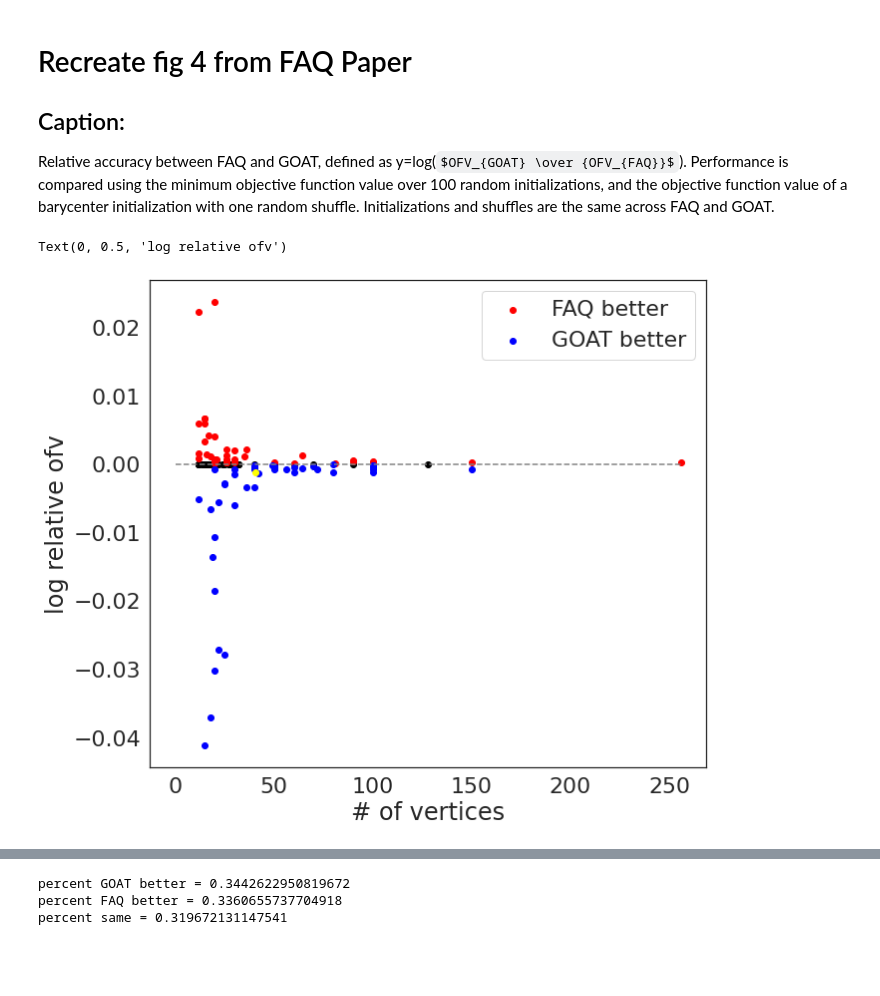
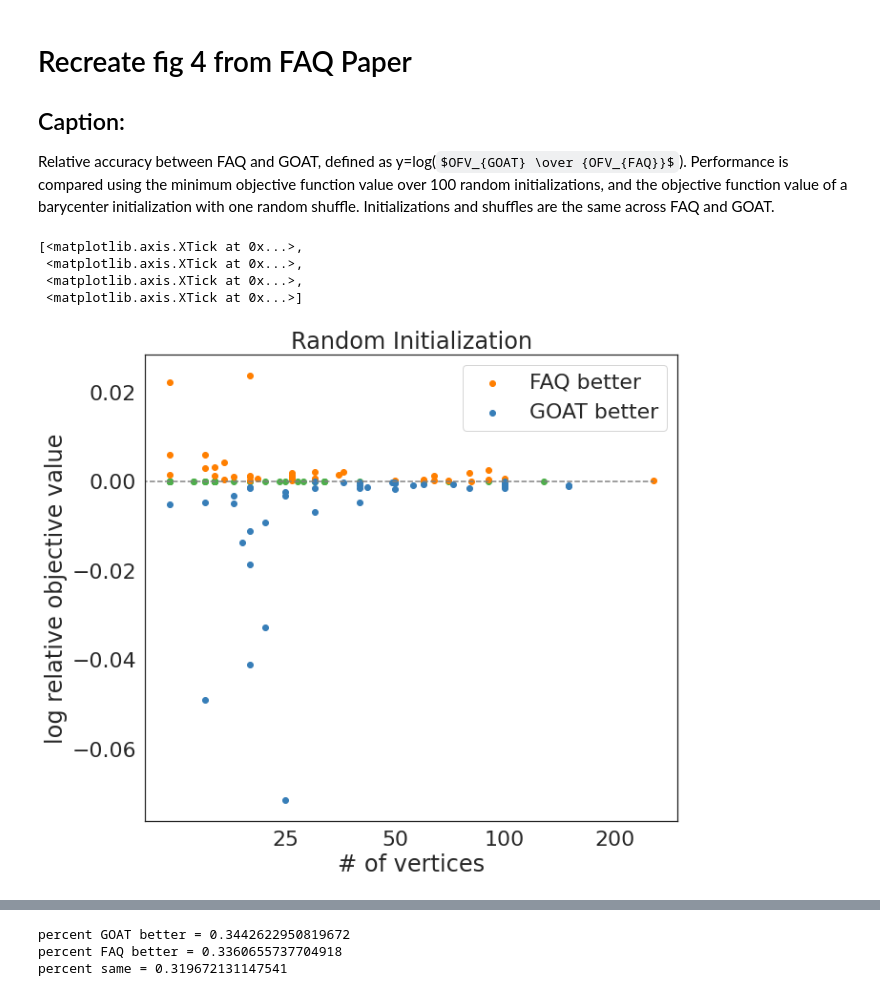
Before and after one commit to neurodata/goat, a Jupyter notebook: docs/qaplib_figs.ipynb, the cells around one changed output, grey strips where cells are left out. Cells and saved outputs as stored; diff of their text form; code cells hidden in the pictures; some formulas as TeX source; blank space fills up the shorter version.

Commit message:
update qaplib nb

```diff
--- a/docs/qaplib_figs.ipynb
+++ b/docs/qaplib_figs.ipynb
@@ -20,6 +20,7 @@ Relative accuracy between FAQ and GOAT, defined as y=log($OFV_{GOAT} \over {OFV_
 # %%
 from os import listdir
 from os.path import isfile, join
+import time
 
 qapprob = ["bur26a", "bur26b", "bur26c", "bur26d", "bur26e", "bur26f",
               "bur26g", "bur26h", "chr12a", "chr12b", "chr12c", "chr15a",
@@ -47,12 +48,16 @@ qapprob = ["bur26a", "bur26b", "bur26c", "bur26d", "bur26e", "bur26f",
               "tho30", "tho40", "tho150", "wil50", "wil100"]
 
 n_qap = len(qapprob)
+slnfile = np.load("../data/qaplib/qap_sols.npz",allow_pickle=True)
+datafile = np.load("../data/qaplib/qap_probs.npz",allow_pickle=True)
 
 sizes = np.zeros(n_qap)
 logofv = np.zeros(n_qap)
 n_init = 100
 scores_faq_r = np.zeros((n_qap,n_init))
 scores_goat_r = np.zeros((n_qap,n_init))
+times_faq_r = np.zeros(n_qap)
+times_goat_r = np.zeros(n_qap)
 for i in range(n_qap):
     A = datafile[qapprob[i]][0]
     B = datafile[qapprob[i]][1]
@@ -61,15 +66,19 @@ for i in range(n_qap):
     rng = check_random_state(i)
 
     options = {'tol':1e-6,'maxiter': 50,'P0': 'randomized', 'shuffle_input':True}
+    start = time.time()
     results = Parallel(n_jobs=-1)(delayed(quadratic_assignment)(A, B, options={**options, **{"rng": r}})
             for r in rng.randint(np.iinfo(np.int32).max, size=n_init))
+    times_faq_r[i] = (time.time()-start)/n_init
     res = min(results, key=lambda x: x.fun,)
     scores_faq_r[i,:] = [x.fun for x in results]
     gm_score = res.fun
 
-    options = {'tol':1e-6,'maxiter': 50,'P0': 'randomized', 'shuffle_input':True, 'reg': 700, 'thr':1e-2}
+    options = {'tol':1e-6,'maxiter': 50,'P0': 'randomized', 'shuffle_input':True, 'reg': 500, 'thr':1e-2}
+    start = time.time()
     results = Parallel(n_jobs=-1)(delayed(quadratic_assignment_ot)(A, B, options={**options, **{"rng": r}})
             for r in rng.randint(np.iinfo(np.int32).max, size=n_init))
+    times_goat_r[i] = (time.time()-start)/n_init
     res = min(results, key=lambda x: x.fun,)
     scores_goat_r[i,:] = [x.fun for x in results]
 
@@ -77,20 +86,35 @@ for i in range(n_qap):
 # %%
 import matplotlib.pyplot as plt
 import seaborn as sns
+
+cb = ['#377eb8', '#ff7f00', '#4daf4a',
+                  '#f781bf', '#a65628', '#984ea3',
+                  '#999999', '#e41a1c', '#dede00']
+
+fig, ax = plt.subplots()
 sns.set(rc={'figure.figsize':(10,9)})
 sns.set(font_scale = 2)
 sns.set_style('white')
-plt.hlines(0,0,np.max(sizes),linestyles='dashed', color = 'grey')
-plt.scatter(sizes[logofv==0],logofv[logofv==0], color='black')
-plt.scatter(sizes[logofv>0],logofv[logofv>0], color = 'red',label='FAQ better')
-plt.scatter(sizes[logofv<0],logofv[logofv<0], color='blue',label='GOAT better')
-plt.scatter(np.mean(sizes), np.mean(logofv), color = 'yellow')
-plt.legend()
-plt.xlabel('# of vertices')
-plt.ylabel('log relative ofv')
+ax.hlines(0,0,np.max(sizes),linestyles='dashed', color = 'grey')
+ax.scatter(sizes[logofv==0],logofv[logofv==0], color=cb[2])
+ax.scatter(sizes[logofv>0],logofv[logofv>0], color = cb[1],label='FAQ better')
+ax.scatter(sizes[logofv<0],logofv[logofv<0], color=cb[0],label='GOAT better')
+# ax.scatter(np.mean(sizes), np.mean(logofv), color = cb[3])
+ax.legend()
+ax.set_xlabel('# of vertices')
+ax.set_ylabel('log relative objective value')
+ax.set_xscale('log')
+ax.set_title('Random Initialization')
+form = ScalarFormatter()
+form.set_scientific(False)
+ax.xaxis.set_major_formatter(form)
+ax.set_xticks([25,50,100,200])
 # %% [output]
-Text(0, 0.5, 'log relative ofv')
+[<matplotlib.axis.XTick at 0x...>,
+ <matplotlib.axis.XTick at 0x...>,
+ <matplotlib.axis.XTick at 0x...>,
+ <matplotlib.axis.XTick at 0x...>]
-[figure, old version]
+[figure, new version]
 # %% [markdown]
 ## Table alongside above figure
 ![title](table2.png)
```
Also changed, not shown: parts of 13 cells of this notebook.
